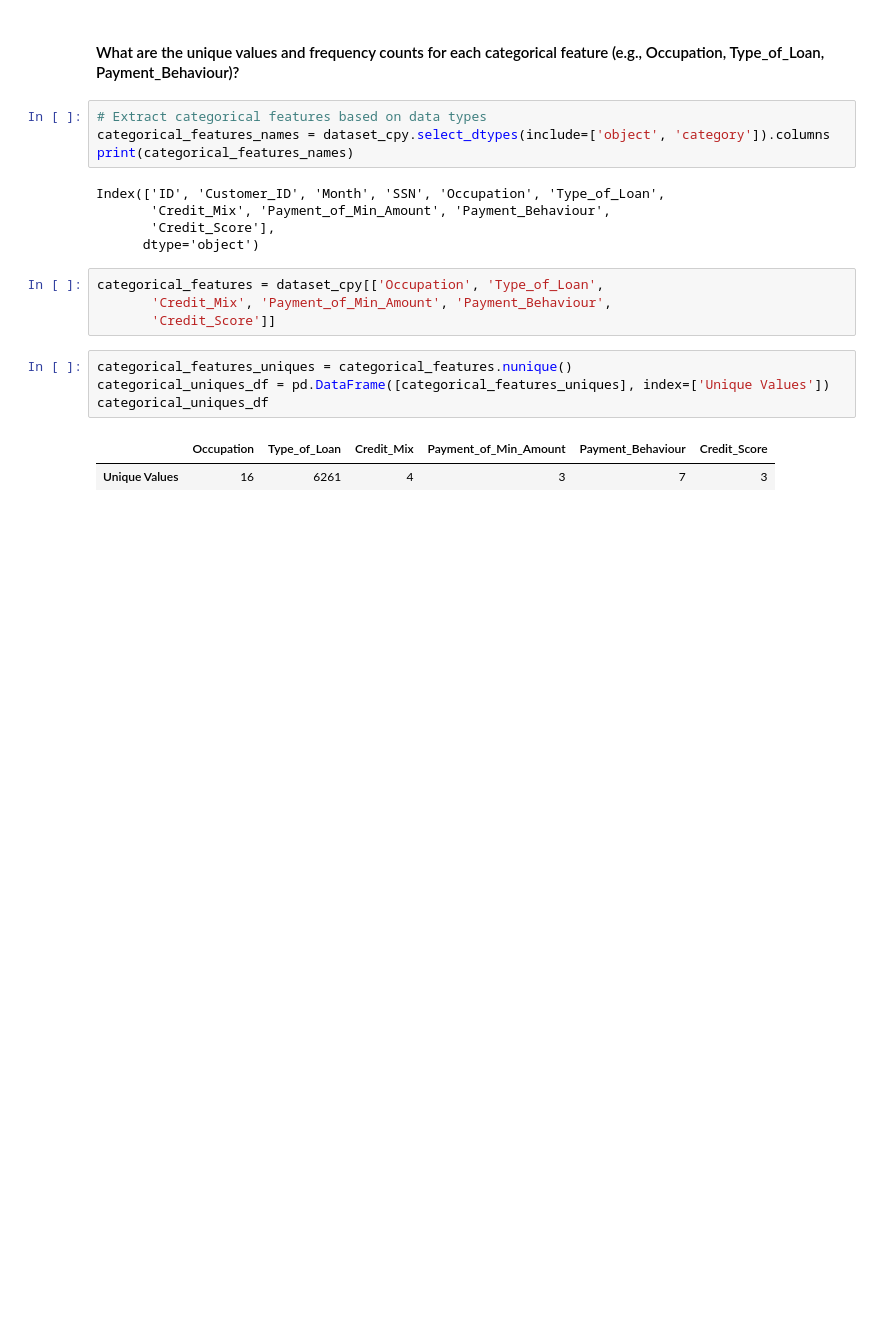
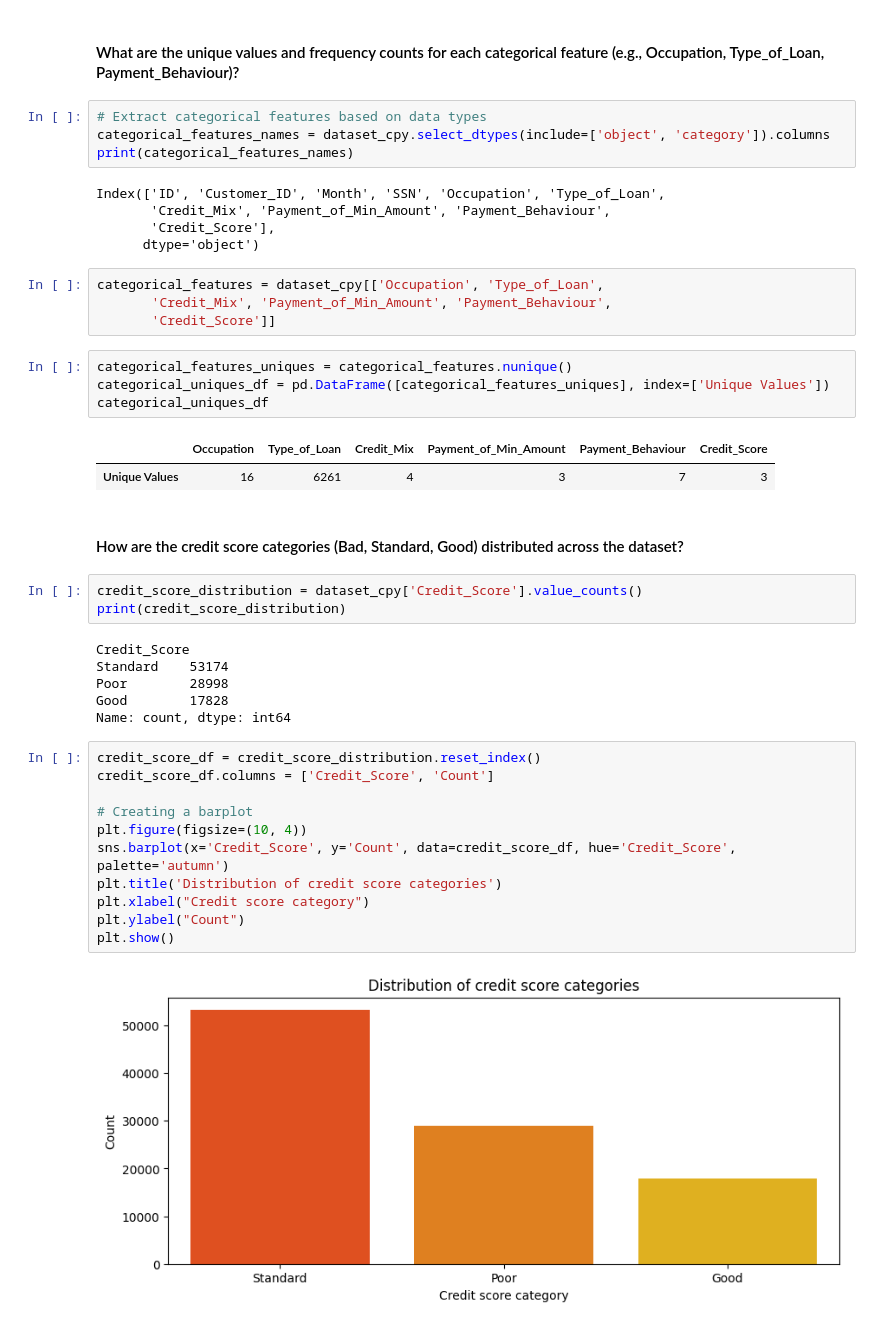
Before and after one commit to Darknight47/Data-Science-Projects-03, a Jupyter notebook: Credit_Scoring_Segmentation.ipynb, the cells around one changed output. Saved outputs shown, nothing was run; the diff lists cells and outputs as text; blank space fills up the shorter version.

Commit message:
Credit Score distribution across the dataset

```diff
--- a/Credit_Scoring_Segmentation.ipynb
+++ b/Credit_Scoring_Segmentation.ipynb
@@ -357,3 +359,27 @@ categorical_uniques_df
 # %% [output]
 |  | Occupation | Type_of_Loan | Credit_Mix | Payment_of_Min_Amount | Payment_Behaviour | Credit_Score |
 | Unique Values | 16 | 6261 | 4 | 3 | 7 | 3 |
+# %% [markdown]
+#### How are the credit score categories (Bad, Standard, Good) distributed across the dataset?
+# %%
+credit_score_distribution = dataset_cpy['Credit_Score'].value_counts()
+print(credit_score_distribution)
+# %% [output]
+Credit_Score
+Standard    53174
+Poor        28998
+Good        17828
+Name: count, dtype: int64
+# %%
+credit_score_df = credit_score_distribution.reset_index()
+credit_score_df.columns = ['Credit_Score', 'Count']
+
+# Creating a barplot
+plt.figure(figsize=(10, 4))
+sns.barplot(x='Credit_Score', y='Count', data=credit_score_df, hue='Credit_Score', palette='autumn')
+plt.title('Distribution of credit score categories')
+plt.xlabel("Credit score category")
+plt.ylabel("Count")
+plt.show()
+# %% [output]
+[figure, added]
```
Also changed, not shown: parts of 1 cell of this notebook.
